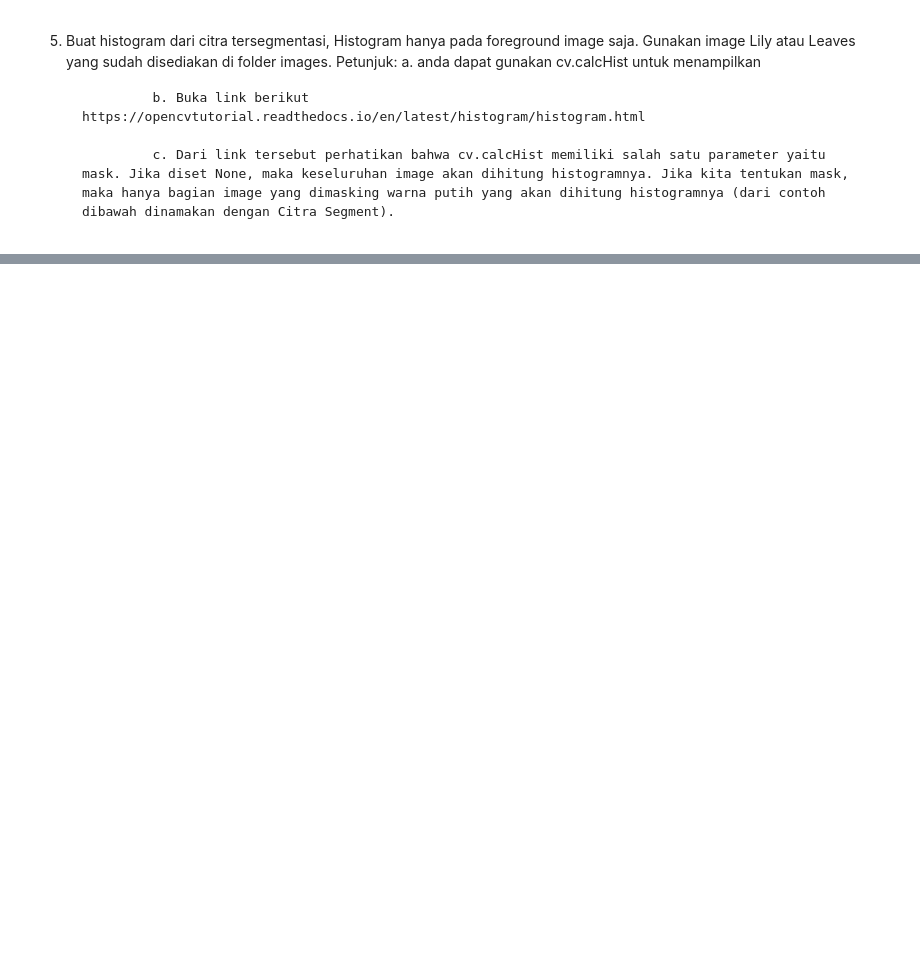
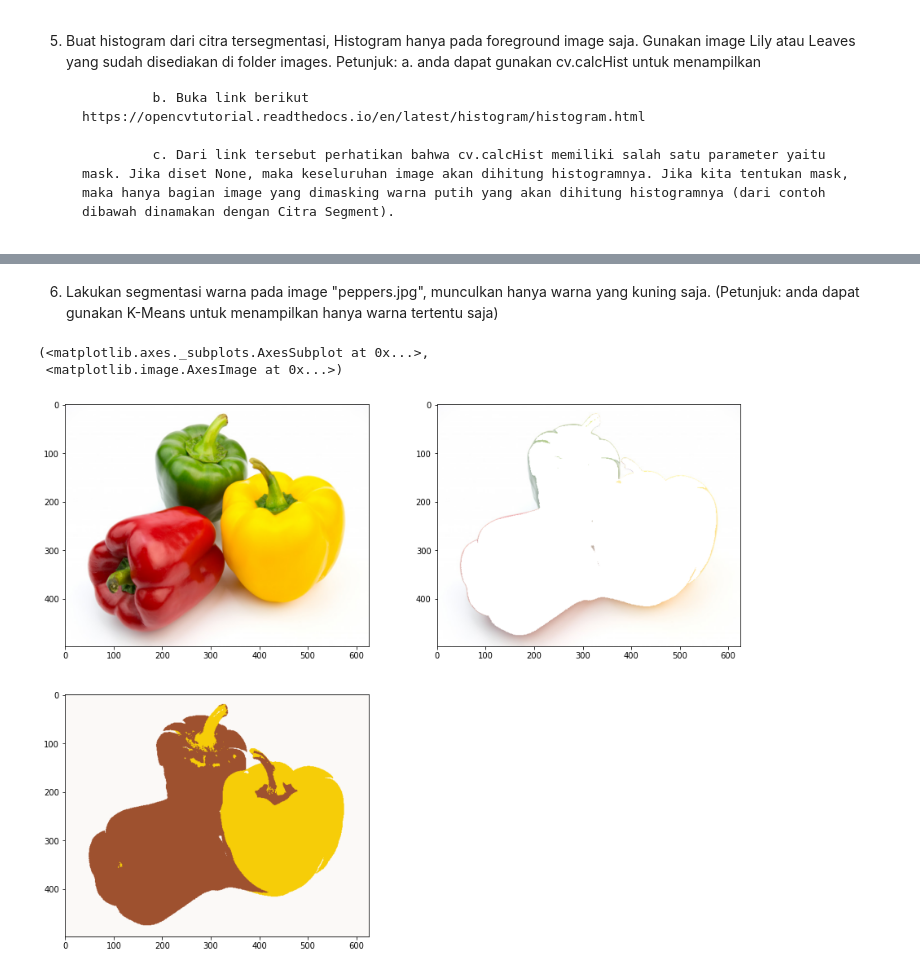
Before and after one commit to sadewa0909/PCVK_GENAP_2021, a Jupyter notebook: Week10.ipynb, the cells around one changed output, grey strips where cells are left out. Cells and saved outputs as stored; diff of their text form; code cells hidden in the pictures; blank space fills up the shorter version.

```diff
--- a/Week10.ipynb
+++ b/Week10.ipynb
@@ -155,0 +156,53 @@ NameError: ignored
+# %% [markdown]
+
+6. Lakukan segmentasi warna pada image "peppers.jpg", munculkan hanya warna yang kuning saja. (Petunjuk: anda dapat gunakan K-Means untuk menampilkan hanya warna tertentu saja)
+# %%
+
+import cv2
+import numpy as np
+from matplotlib import pyplot as plt
+
+filename = ('/content/drive/MyDrive/PCVK/Images/peppers.jpg')
+
+img = cv2.imread(filename)
+img = cv2.cvtColor(img,cv2.COLOR_BGR2RGB)
+
+
+pixel_values = img.reshape((-1, 3))
+
+pixel_values = np.float32(pixel_values)
+
+#syarat berhenti iterasi dr KMeans adalah jika centroid sudah tidak terlalu banyak pergeseran posisi antara interasi sekarang dengan iterasi sebelumnya (konvergen). Karena jumlah data yang besar, maka kita akan hentikan iterasi saat jumlah iterasi = 100 atau epsilon(selisih antara posisi centroid skrg dgn posisi centroid di iterasi sebelumnya) <0.2
+
+criteria = (cv2.TERM_CRITERIA_EPS + cv2.TERM_CRITERIA_MAX_ITER, 100, 0.2)
+
+#jika diperhatikan pada image asli, terdapat 3 warna utama (hijau, biru, dan putih/orange). untuk percobaan ini kita akan gunakan 3 cluster untuk image ini
+
+k = 3
+_, labels, (centers) = cv2.kmeans(pixel_values, k, None, criteria, 10, cv2.KMEANS_RANDOM_CENTERS)
+
+#konversi titik centroid kedalam integer
+centers = np.uint8(centers)
+
+#flattening label array
+labels = labels.flatten()
+
+#konversi warna pixel asli kewarna dari tiap centroidnya
+segmented_image = centers[labels.flatten()]
+# reshape ke bentuk image asli
+segmented_image = segmented_image.reshape(img.shape)
+
+masked_image = np.copy(img)
+masked_image0= masked_image.reshape((-1, 3))
+masked_image0[labels != 1] = [255, 255, 255]
+masked_image0 = masked_image0.reshape(img.shape)
+
+
+plt.figure(figsize = (15,12))
+plt.subplot(2,2,1),plt.imshow(img)
+plt.subplot(2,2,2),plt.imshow(masked_image0)
+plt.subplot(2,2,3),plt.imshow(segmented_image)
+# %% [output]
+(<matplotlib.axes._subplots.AxesSubplot at 0x...>,
+ <matplotlib.image.AxesImage at 0x...>)
+[figure, added]
```
Also changed, not shown: parts of 6 cells of this notebook.
